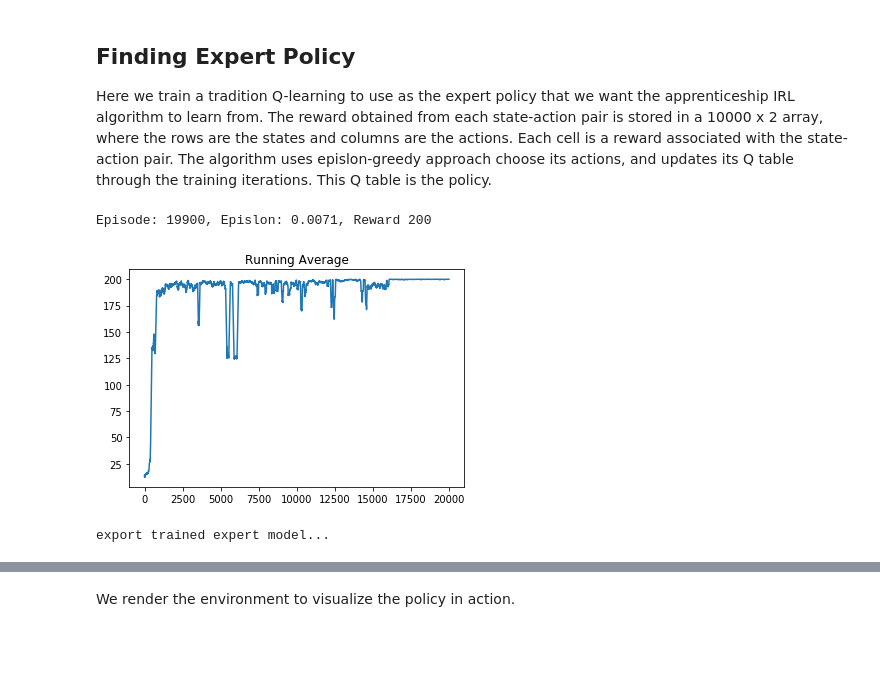
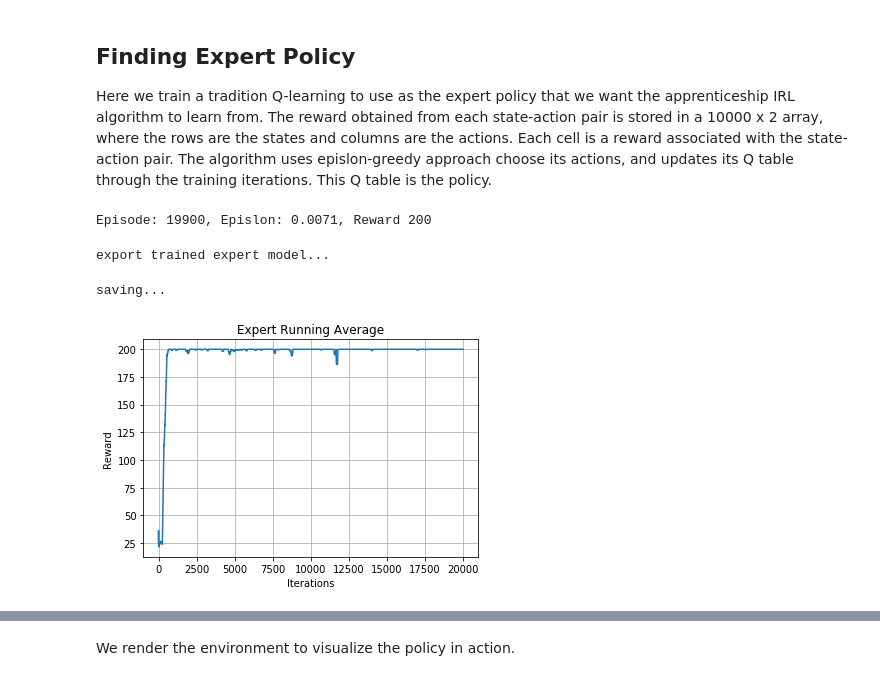
Before and after one commit to rhklite/apprenticeship_inverse_RL, a Jupyter notebook: Apprenticeship_Inverse_Reinforcement_Learning.ipynb, the cells around one changed output, grey strips where cells are left out. Drawn from its saved outputs; the diff is of its cells as text; code cells hidden in the pictures; blank space fills up the shorter version.

```diff
--- a/Apprenticeship_Inverse_Reinforcement_Learning.ipynb
+++ b/Apprenticeship_Inverse_Reinforcement_Learning.ipynb
@@ -251,11 +256,8 @@ Here we train a tradition Q-learning to use as the expert policy that we want th
 bins = create_bins()
 # %%
 episode_lengths, episode_rewards, expert_Q=play_many_games(bins,N=20000)
-
-plot_running_avg(episode_rewards)
 # %% [output]
 Episode: 19900, Epislon: 0.0071, Reward 200
-[figure, removed]
 # %%
 print("export trained expert model...")
 filename = 'expert_Q'
@@ -264,4 +266,9 @@ pickle.dump(expert_Q,outfile)
 outfile.close()
 # %% [output]
 export trained expert model...
+# %%
+plot_running_avg(episode_rewards,title="Expert Running Average",save=True,name='Expert')
+# %% [output]
+saving...
+[figure, added]
 # %% [markdown]
```
Also changed, not shown: parts of 15 cells of this notebook, 2 other files.
